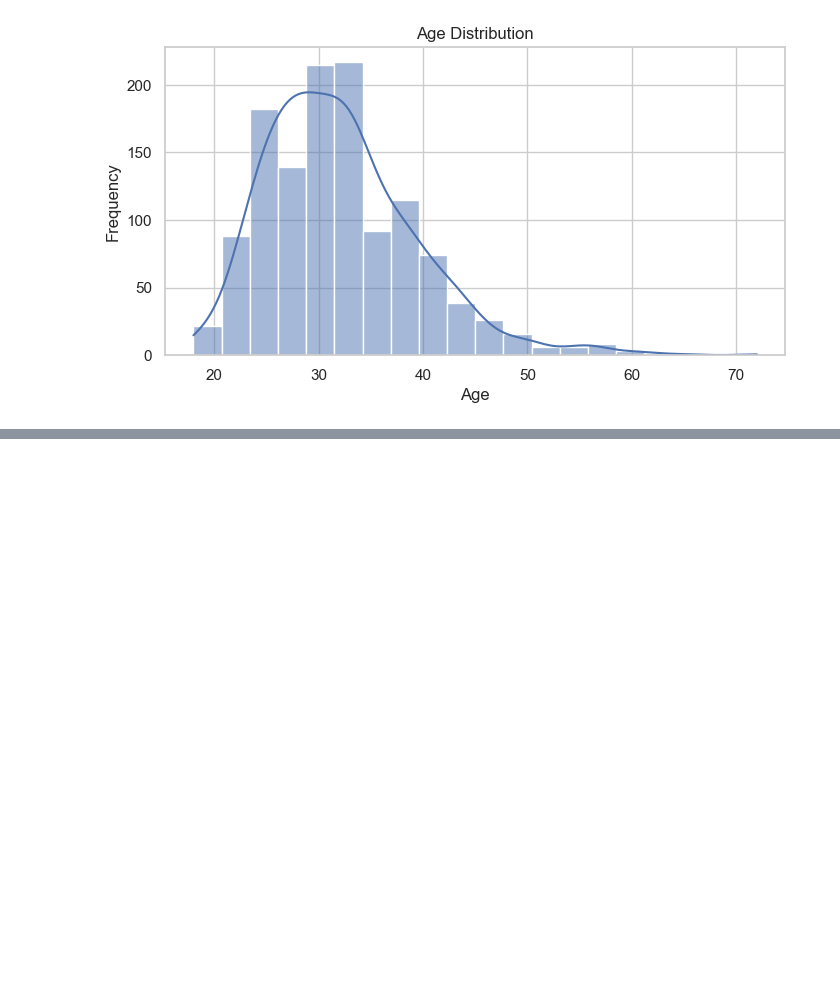
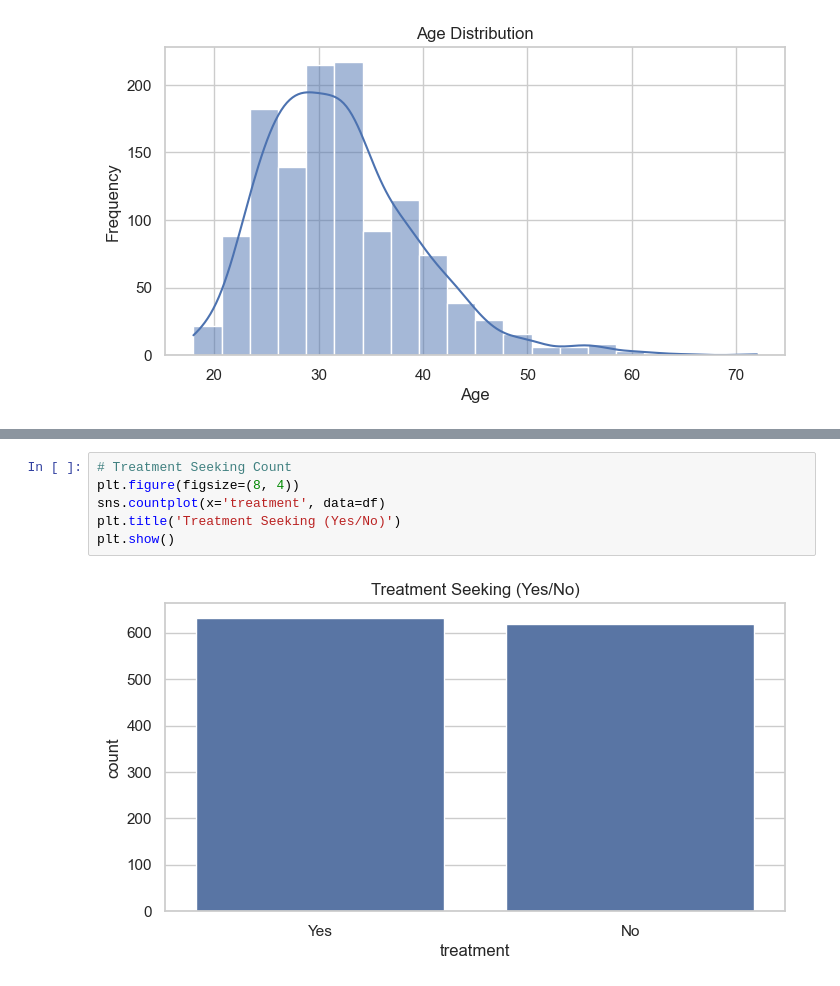
Before and after one commit to markchweya/DSA2040A_DataMining_Group1, a Jupyter notebook: DSA2040A_DataMining_Group1/notebooks/2_exploratory_analysis.ipynb, the cells around one changed output, grey strips where cells are left out. Cells and saved outputs as stored; diff of their text form; blank space fills up the shorter version.

```diff
--- a/DSA2040A_DataMining_Group1/notebooks/2_exploratory_analysis.ipynb
+++ b/DSA2040A_DataMining_Group1/notebooks/2_exploratory_analysis.ipynb
@@ -35,0 +57,8 @@ plt.show()
+# %%
+# Treatment Seeking Count
+plt.figure(figsize=(8, 4))
+sns.countplot(x='treatment', data=df)
+plt.title('Treatment Seeking (Yes/No)')
+plt.show()
+# %% [output]
+[figure, added]
```
Also changed, not shown: parts of 5 cells of this notebook, 1 other file.
